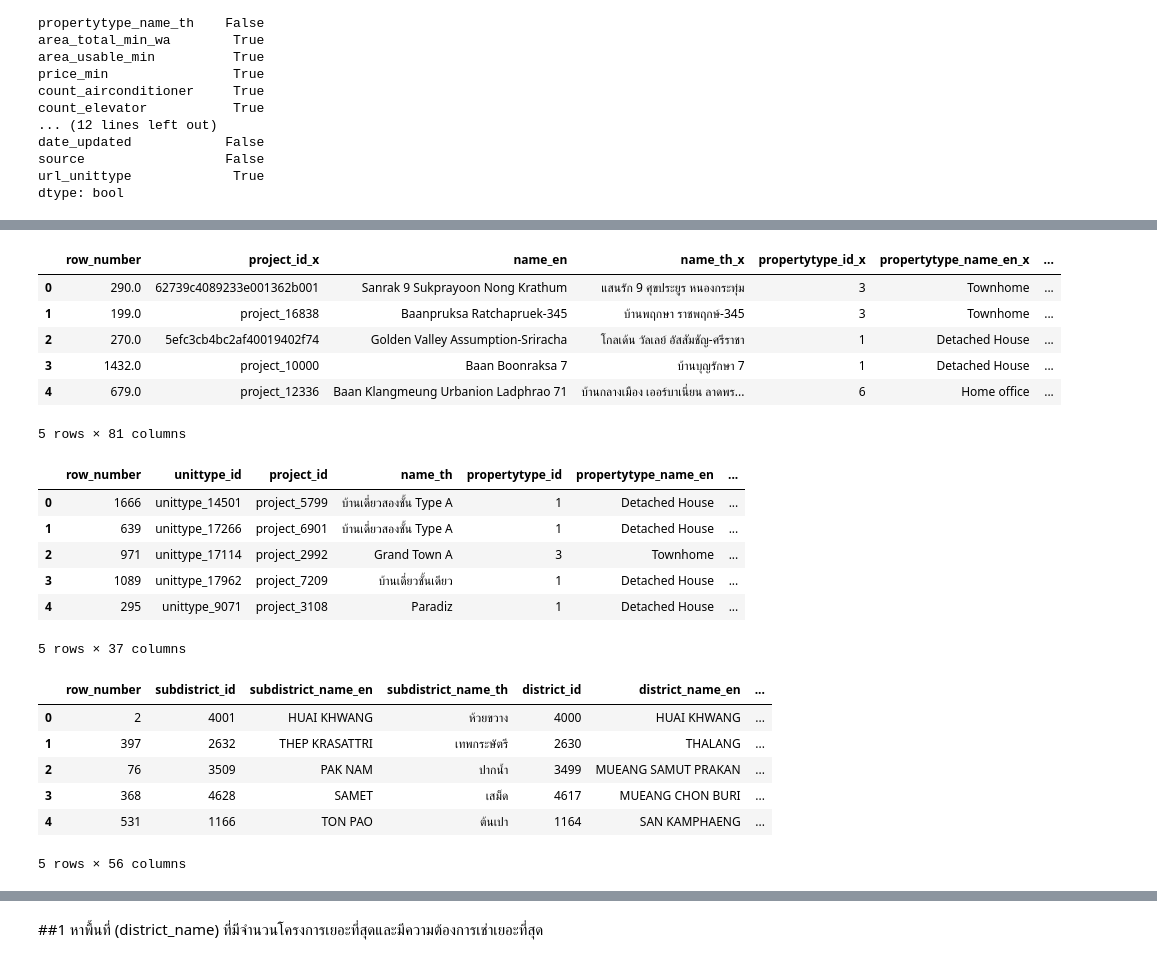
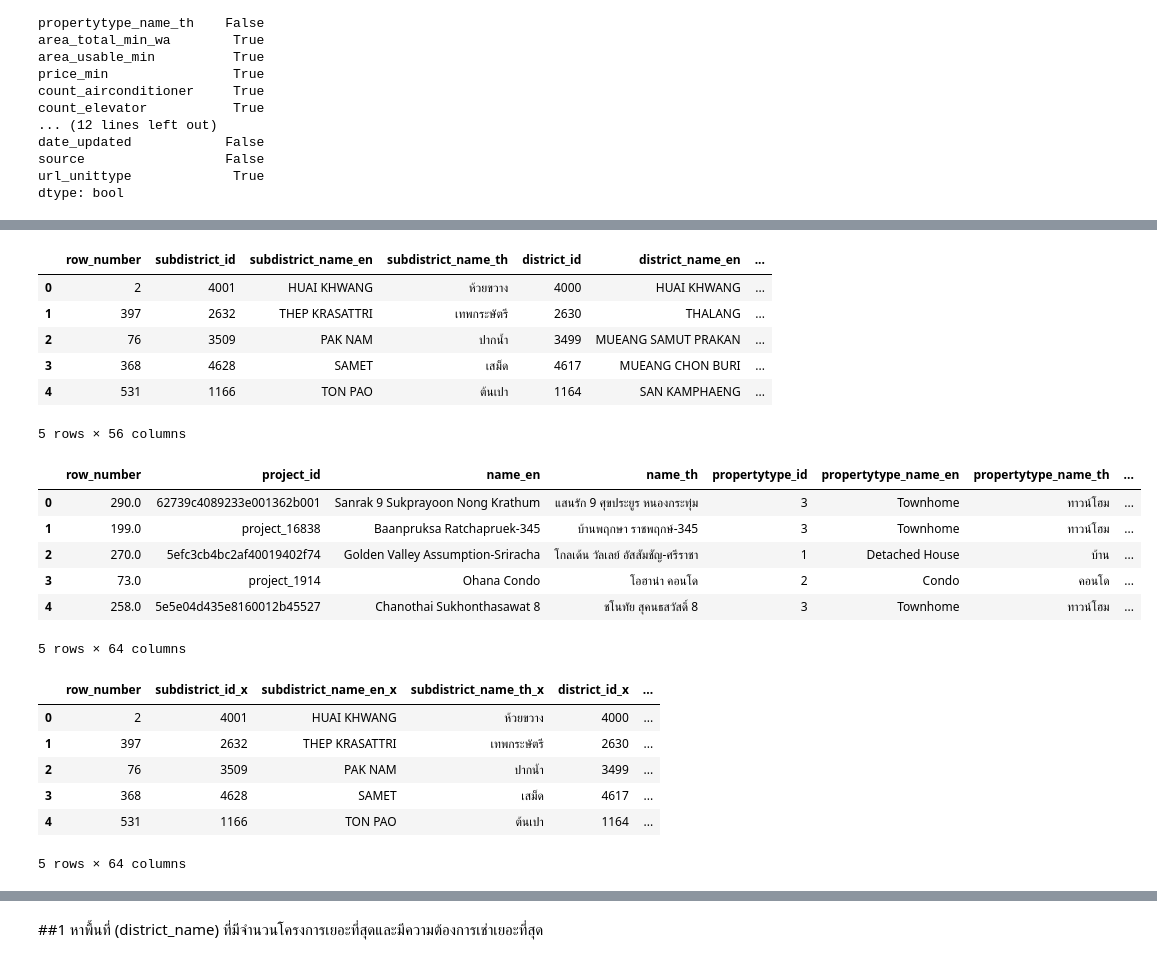
Before and after one commit to TungSoPon/BasicProg_DataViz65, a Jupyter notebook: midterm65.ipynb, the cells around one changed output, grey strips where cells are left out. Saved outputs shown, nothing was run; the diff lists cells and outputs as text; code cells hidden in the pictures.

```diff
--- a/midterm65.ipynb
+++ b/midterm65.ipynb
@@ -124,11 +116,11 @@ data1.head()
 # %%
-dataall1 = data1.merge(unit1, left_on='row_number', right_on='row_number')
-data2.head()
+dataall1 = eat1.merge(data1, left_on='row_number', right_on='row_number')
+dataall1.head()
 # %% [output]
-|  | row_number | project_id_x | name_en | name_th_x | propertytype_id_x | propertytype_name_en_x | ... |
-| 0 | 290.0 | 62739c4089233e001362b001 | Sanrak 9 Sukprayoon Nong Krathum | แสนรัก 9 ศุขประยูร หนองกระทุ่ม | 3 | Townhome | ... |
-| 1 | 199.0 | project_16838 | Baanpruksa Ratchapruek-345 | บ้านพฤกษา ราชพฤกษ์-345 | 3 | Townhome | ... |
-| 2 | 270.0 | 5efc3cb4bc2af40019402f74 | Golden Valley Assumption-Sriracha | โกลเด้น วัลเลย์ อัสสัมชัญ-ศรีราชา | 1 | Detached House | ... |
-| 3 | 1432.0 | project_10000 | Baan Boonraksa 7 | บ้านบุญรักษา 7 | 1 | Detached House | ... |
-| 4 | 679.0 | project_12336 | Baan Klangmeung Urbanion Ladphrao 71 | บ้านกลางเมือง เออร์บาเนี่ยน ลาดพร... | 6 | Home office | ... |
+|  | row_number | subdistrict_id | subdistrict_name_en | subdistrict_name_th | district_id | district_name_en | ... |
+| 0 | 2 | 4001 | HUAI KHWANG | ห้วยขวาง | 4000 | HUAI KHWANG | ... |
+| 1 | 397 | 2632 | THEP KRASATTRI | เทพกระษัตรี | 2630 | THALANG | ... |
+| 2 | 76 | 3509 | PAK NAM | ปากน้ำ | 3499 | MUEANG SAMUT PRAKAN | ... |
+| 3 | 368 | 4628 | SAMET | เสม็ด | 4617 | MUEANG CHON BURI | ... |
+| 4 | 531 | 1166 | TON PAO | ต้นเปา | 1164 | SAN KAMPHAENG | ... |
-5 rows × 81 columns
+5 rows × 56 columns
@@ -135,22 +130,22 @@ data2.head()
 # %%
-data2 = unit1.merge(rent1, left_on='row_number', right_on='row_number')
+data2 = project1.merge(eat1, left_on='row_number', right_on='row_number')
 data2.head()
 # %% [output]
-|  | row_number | unittype_id | project_id | name_th | propertytype_id | propertytype_name_en | ... |
-| 0 | 1666 | unittype_14501 | project_5799 | บ้านเดี่ยวสองชั้น Type A | 1 | Detached House | ... |
-| 1 | 639 | unittype_17266 | project_6901 | บ้านเดี่ยวสองชั้น Type A | 1 | Detached House | ... |
-| 2 | 971 | unittype_17114 | project_2992 | Grand Town A | 3 | Townhome | ... |
-| 3 | 1089 | unittype_17962 | project_7209 | บ้านเดี่ยวชั้นเดียว | 1 | Detached House | ... |
-| 4 | 295 | unittype_9071 | project_3108 | Paradiz | 1 | Detached House | ... |
+|  | row_number | project_id | name_en | name_th | propertytype_id | propertytype_name_en | propertytype_name_th | ... |
+| 0 | 290.0 | 62739c4089233e001362b001 | Sanrak 9 Sukprayoon Nong Krathum | แสนรัก 9 ศุขประยูร หนองกระทุ่ม | 3 | Townhome | ทาวน์โฮม | ... |
+| 1 | 199.0 | project_16838 | Baanpruksa Ratchapruek-345 | บ้านพฤกษา ราชพฤกษ์-345 | 3 | Townhome | ทาวน์โฮม | ... |
+| 2 | 270.0 | 5efc3cb4bc2af40019402f74 | Golden Valley Assumption-Sriracha | โกลเด้น วัลเลย์ อัสสัมชัญ-ศรีราชา | 1 | Detached House | บ้าน | ... |
+| 3 | 73.0 | project_1914 | Ohana Condo | โอฮาน่า คอนโด | 2 | Condo | คอนโด | ... |
+| 4 | 258.0 | 5e5e04d435e8160012b45527 | Chanothai Sukhonthasawat 8 | ชโนทัย สุคนธสวัสดิ์ 8 | 3 | Townhome | ทาวน์โฮม | ... |
-5 rows × 37 columns
+5 rows × 64 columns
 # %%
-dataall2 = eat1.merge(data2, left_on='row_number', right_on='row_number')
-dataall2.head()
+data2 = eat1.merge(project1, left_on='row_number', right_on='row_number')
+data2.head()
 # %% [output]
-|  | row_number | subdistrict_id | subdistrict_name_en | subdistrict_name_th | district_id | district_name_en | ... |
-| 0 | 2 | 4001 | HUAI KHWANG | ห้วยขวาง | 4000 | HUAI KHWANG | ... |
-| 1 | 397 | 2632 | THEP KRASATTRI | เทพกระษัตรี | 2630 | THALANG | ... |
-| 2 | 76 | 3509 | PAK NAM | ปากน้ำ | 3499 | MUEANG SAMUT PRAKAN | ... |
-| 3 | 368 | 4628 | SAMET | เสม็ด | 4617 | MUEANG CHON BURI | ... |
-| 4 | 531 | 1166 | TON PAO | ต้นเปา | 1164 | SAN KAMPHAENG | ... |
+|  | row_number | subdistrict_id_x | subdistrict_name_en_x | subdistrict_name_th_x | district_id_x | ... |
+| 0 | 2 | 4001 | HUAI KHWANG | ห้วยขวาง | 4000 | ... |
+| 1 | 397 | 2632 | THEP KRASATTRI | เทพกระษัตรี | 2630 | ... |
+| 2 | 76 | 3509 | PAK NAM | ปากน้ำ | 3499 | ... |
+| 3 | 368 | 4628 | SAMET | เสม็ด | 4617 | ... |
+| 4 | 531 | 1166 | TON PAO | ต้นเปา | 1164 | ... |
-5 rows × 56 columns
+5 rows × 64 columns
```
Also changed, not shown: parts of 21 cells of this notebook.
